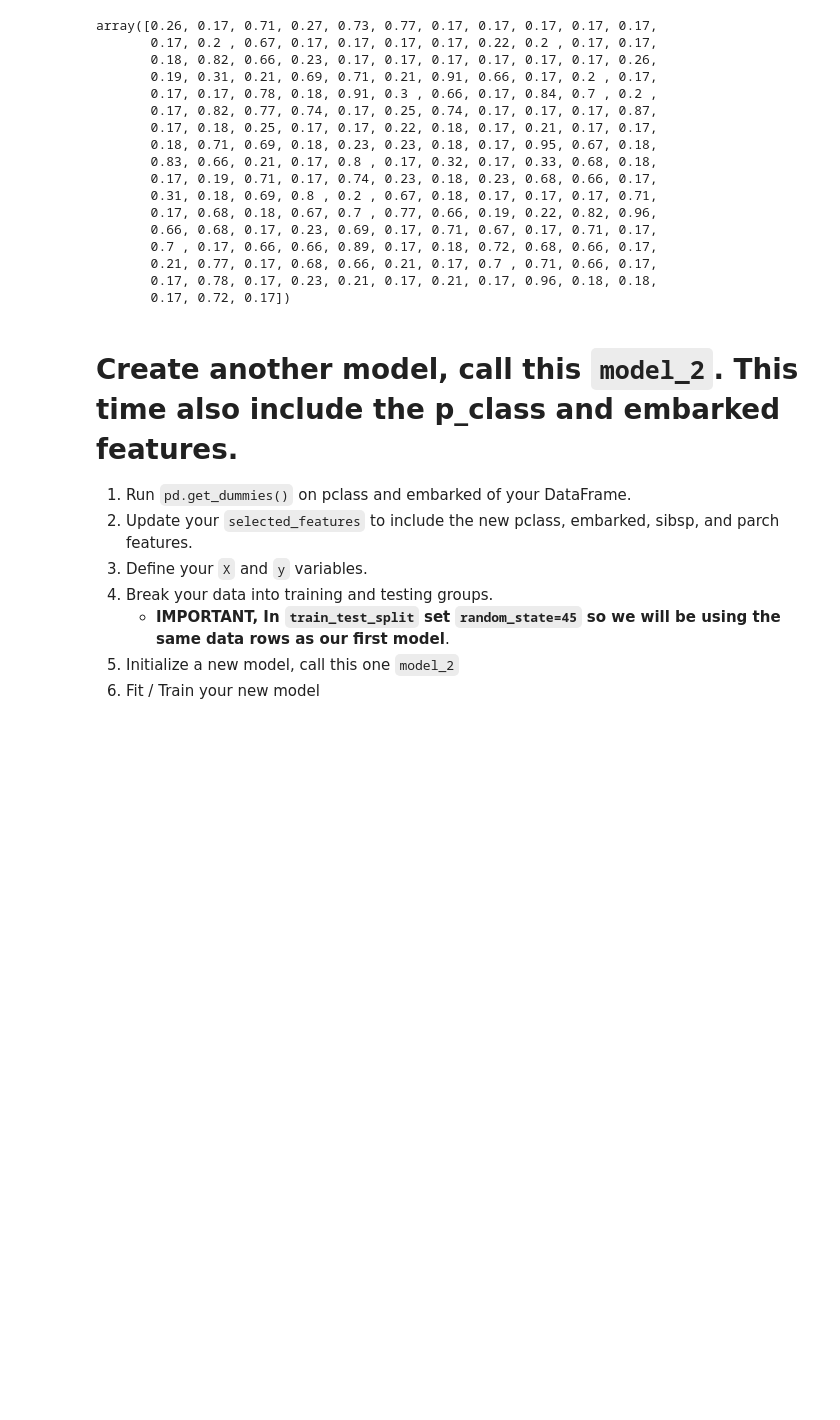
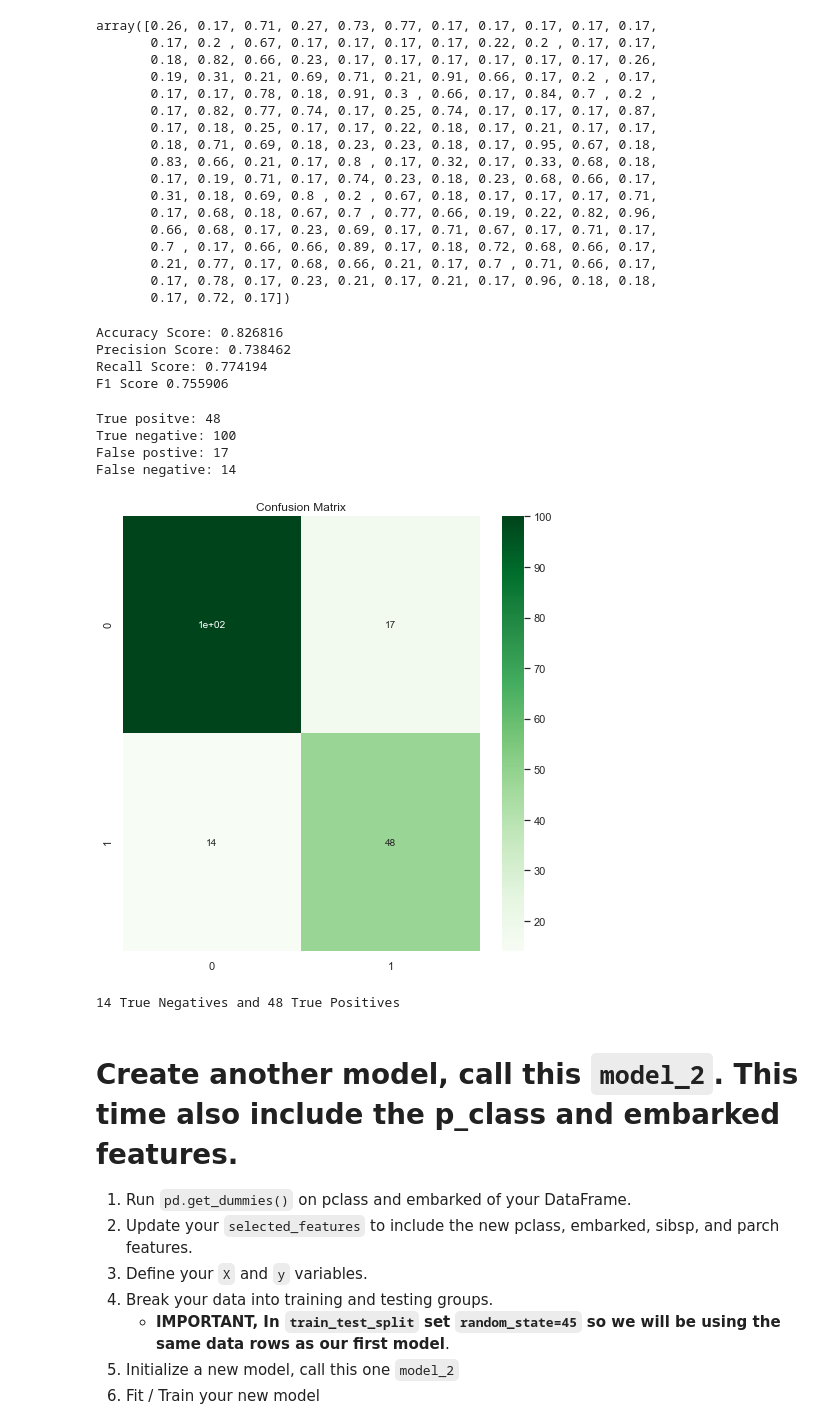
Before and after one commit to DavidGuzman1999/2021-fall-data-science, a Jupyter notebook: Week-03-Intro-To-ML/Exercise-Logistic-Regression.ipynb, the cells around one changed output. Cells and saved outputs as stored; diff of their text form; code cells hidden in the pictures; blank space fills up the shorter version.

```diff
--- a/Week-03-Intro-To-ML/Exercise-Logistic-Regression.ipynb
+++ b/Week-03-Intro-To-ML/Exercise-Logistic-Regression.ipynb
@@ -219,30 +230,58 @@ array([0.26, 0.17, 0.71, 0.27, 0.73, 0.77, 0.17, 0.17, 0.17, 0.17, 0.17,
 # 2. Calculate and print the accuracy, precision, recall, and f1 scores of your model.
 
 # Calculate our accuracy
-accuracy = ???
+accuracy = accuracy_score(y_test, y_pred)
 
 # Calculate our precision score
-precision = ???
+precision = precision_score(y_test, y_pred)
 
 # Calculate our recall score
-recall = ???
+recall = recall_score(y_test, y_pred)
 
-f1 = ???
+f1 = f1_score(y_test, y_pred)
 
 # Print each of our scores to inspect performance.
 print("Accuracy Score: %f" % accuracy)
 print("Precision Score: %f" % precision)
 print("Recall Score: %f" % recall)
 print('F1 Score %f' % f1)
+# %% [output]
+Accuracy Score: 0.826816
+Precision Score: 0.738462
+Recall Score: 0.774194
+F1 Score 0.755906
 # %%
 # 1. Plot a confusion matrix of your predicted results.
 import matplotlib.pyplot as plt
 fig = plt.figure(figsize=(8,8))
+plt.title ("Confusion Matrix")
 plt.xlabel('Predicted')
 plt.ylabel('Actual');
+
+#makeing the confusion matrix
+boat_cm = confusion_matrix(y_test, y_pred)
+boat_cm = boat_cm.round (2) #rounds the decimal point
+
+tn, fp, fn, tp = confusion_matrix (y_test, y_pred).ravel()
+
+ax = sns.heatmap(boat_cm, annot=True, cmap='Greens')
+
+#print the number of tn, fp, fn, tp
+print ("True positve:",tp)
+print ("True negative:",tn)
+print ("False postive:",fp)
+print ("False negative:",fn)
+# %% [output]
+True positve: 48
+True negative: 100
+False postive: 17
+False negative: 14
+[figure, added]
 # %%
 # How many True Positives and True Negatives did your model get?
-print('??? True Negatives and ??? True Positives')
+print('14 True Negatives and 48 True Positives')
+# %% [output]
+14 True Negatives and 48 True Positives
 # %% [markdown]
 # Create another model, call this `model_2`.  This time also include the p_class and embarked features.
 1. Run `pd.get_dummies()` on pclass and embarked of your DataFrame.
```
Also changed, not shown: parts of 5 cells of this notebook.
